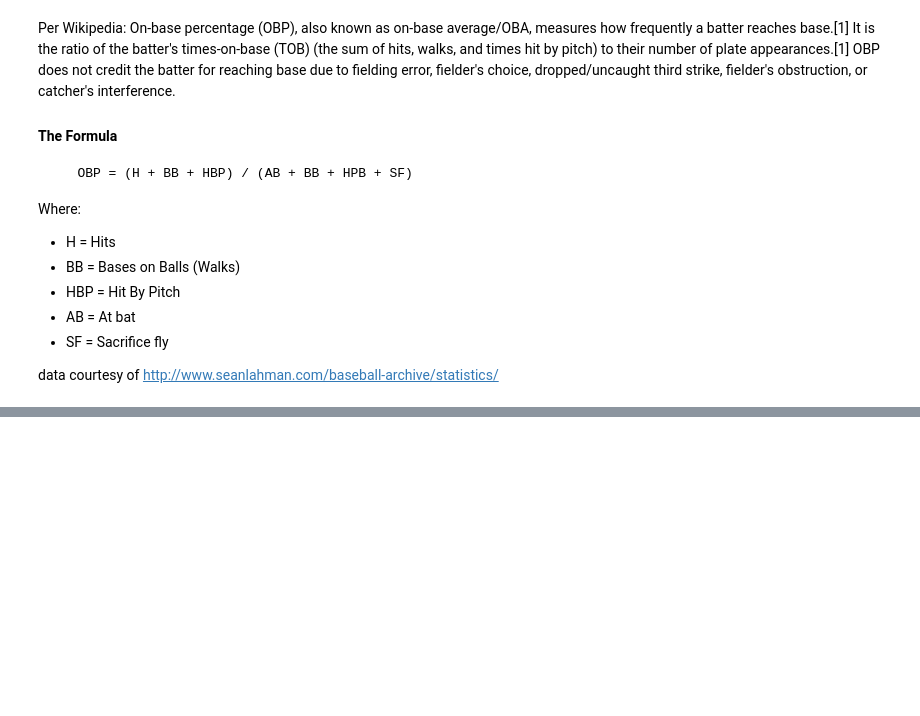
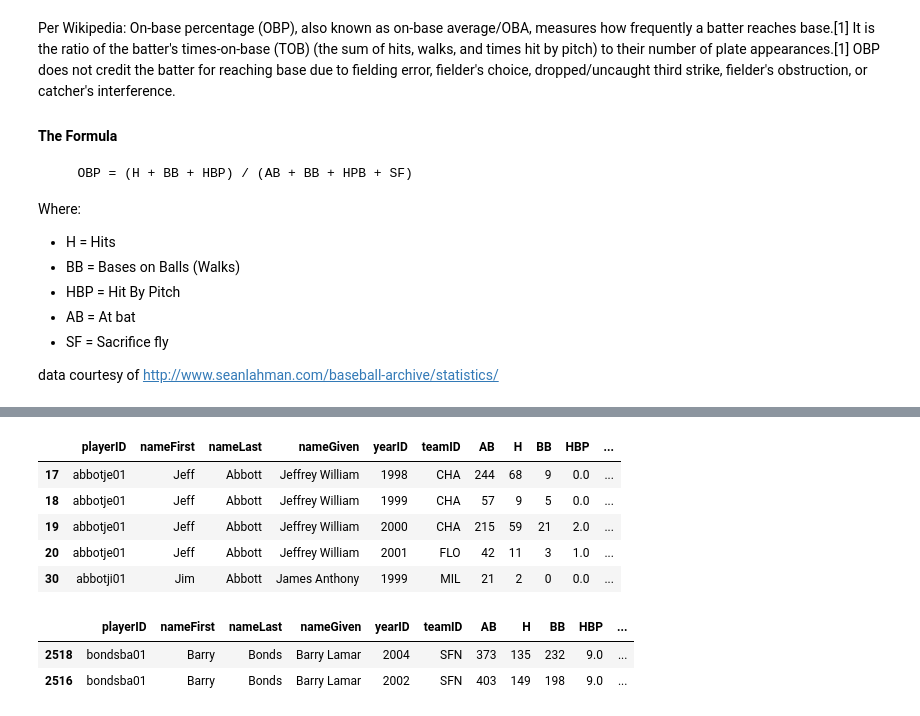
Before and after one commit to mpatterson73/moneyball, a Jupyter notebook: moneyball.ipynb, the cells around one changed output, grey strips where cells are left out. Drawn from its saved outputs; the diff is of its cells as text; code cells hidden in the pictures; blank space fills up the shorter version.

```diff
--- a/moneyball.ipynb
+++ b/moneyball.ipynb
@@ -66,0 +151,3 @@ memory usage: 3.7+ MB
+# %%
+player_bb_salary = pd.merge(player_bb1, salaries)
+player_bb_salary.info()
@@ -66,0 +174,4 @@ memory usage: 3.7+ MB
+# %%
+# checkpoint before calculations
+stats_w_salaries = player_bb_salary.copy()
+stats_w_salaries.head(2)
@@ -66,0 +197,2 @@ memory usage: 3.7+ MB
+# %%
+stats_w_salaries.drop(stats_w_salaries[stats_w_salaries['salary'] == 0].index , inplace=True)
@@ -66,0 +205,11 @@ memory usage: 3.7+ MB
+# %%
+stats_w_salaries.drop(stats_w_salaries[stats_w_salaries.AB < 20].index, inplace=True)
+# %%
+stats_w_salaries.head()
+# %% [output]
+|  | playerID | nameFirst | nameLast | nameGiven | yearID | teamID | AB | H | BB | HBP | ... |
+| 17 | abbotje01 | Jeff | Abbott | Jeffrey William | 1998 | CHA | 244 | 68 | 9 | 0.0 | ... |
+| 18 | abbotje01 | Jeff | Abbott | Jeffrey William | 1999 | CHA | 57 | 9 | 5 | 0.0 | ... |
+| 19 | abbotje01 | Jeff | Abbott | Jeffrey William | 2000 | CHA | 215 | 59 | 21 | 2.0 | ... |
+| 20 | abbotje01 | Jeff | Abbott | Jeffrey William | 2001 | FLO | 42 | 11 | 3 | 1.0 | ... |
+| 30 | abbotji01 | Jim | Abbott | James Anthony | 1999 | MIL | 21 | 2 | 0 | 0.0 | ... |
@@ -66,0 +222,6 @@ memory usage: 3.7+ MB
+# %%
+obp_df.head(2)
+# %% [output]
+|  | playerID | nameFirst | nameLast | nameGiven | yearID | teamID | AB | H | BB | HBP | ... |
+| 2518 | bondsba01 | Barry | Bonds | Barry Lamar | 2004 | SFN | 373 | 135 | 232 | 9.0 | ... |
+| 2516 | bondsba01 | Barry | Bonds | Barry Lamar | 2002 | SFN | 403 | 149 | 198 | 9.0 | ... |
```
Also changed, not shown: parts of 22 cells of this notebook, 1 other file.
